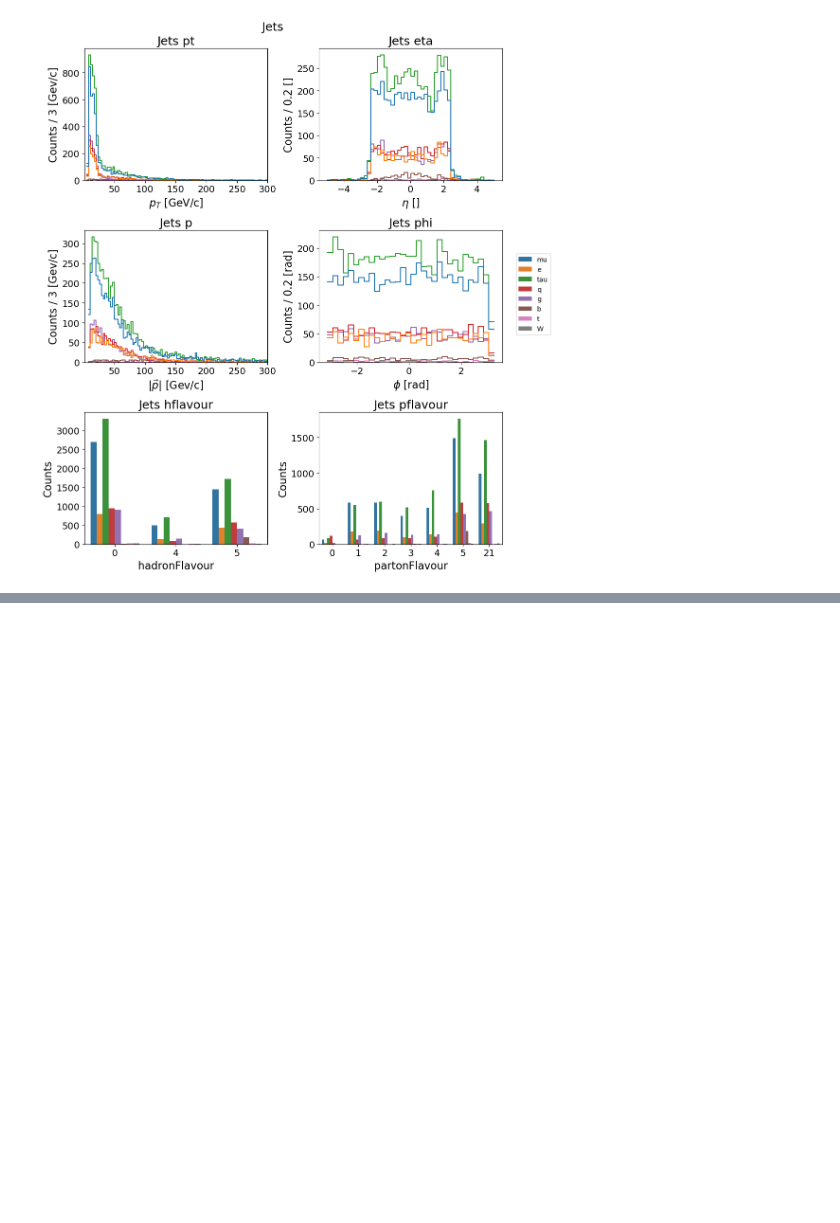
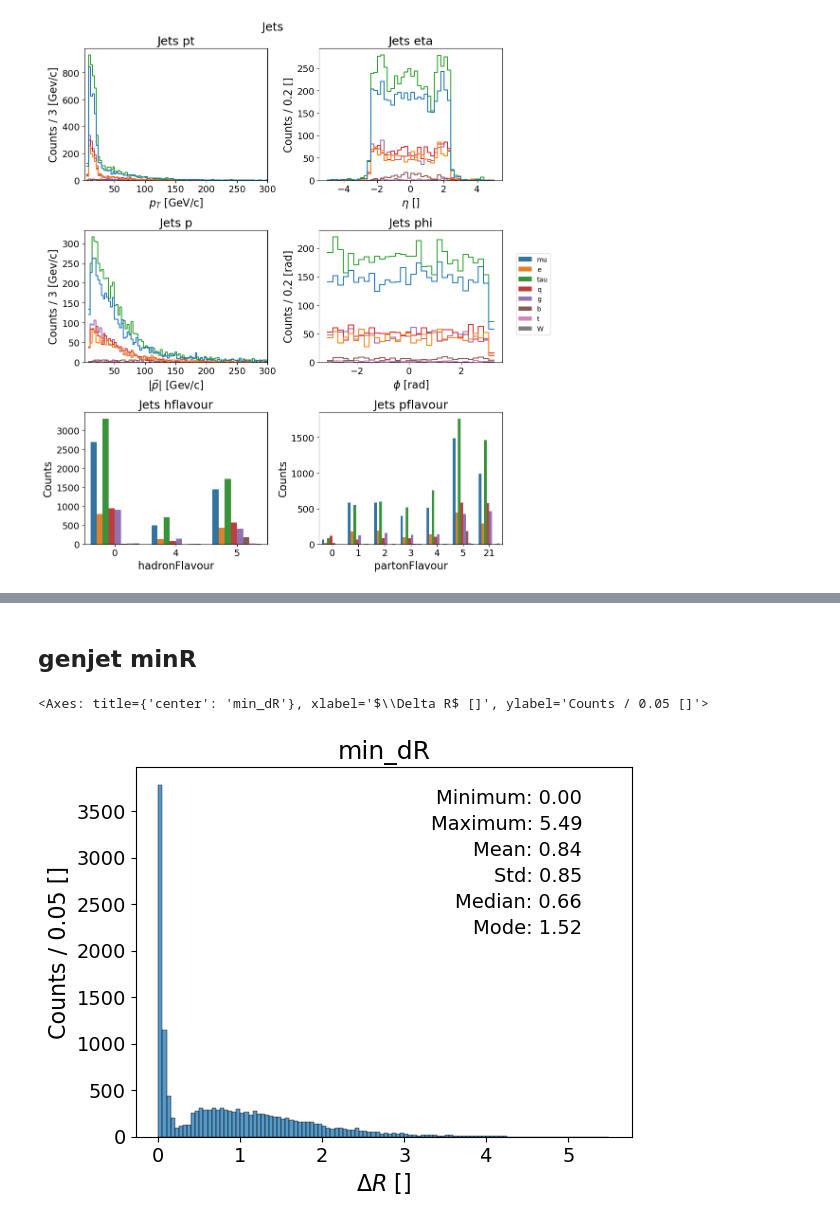
Before and after one commit to c0pp1/TTN4HEP, a Jupyter notebook: eda/eda.ipynb, the cells around one changed output, grey strips where cells are left out. Saved outputs shown, nothing was run; the diff lists cells and outputs as text; code cells hidden in the pictures; blank space fills up the shorter version.

```diff
--- a/eda/eda.ipynb
+++ b/eda/eda.ipynb
@@ -536,0 +554,13 @@ fig.savefig(image_dir+'cross_jets.svg')
+# %% [markdown]
+## genjet minR
+# %%
+bw=.05
+ax = sns.histplot(geninfo, x='min_dR_genjet', binwidth=bw)
+ax.set_title('min_dR', fontsize=FONTSIZE+2)
+ax.set_xlabel(r'$\Delta R$ []', fontsize=FONTSIZE)
+ax.set_ylabel(f'Counts / {bw} []', fontsize=FONTSIZE)
+ax.tick_params(labelsize=FONTSIZE-2)
+display_statistics(geninfo['min_dR_genjet'], ax, fontsize=FONTSIZE-2, align="right", x=0.9, y=0.9, step=0.07)
+# %% [output]
+<Axes: title={'center': 'min_dR'}, xlabel='$\\Delta R$ []', ylabel='Counts / 0.05 []'>
+[figure, added]
```
Also changed, not shown: parts of 5 cells of this notebook.
